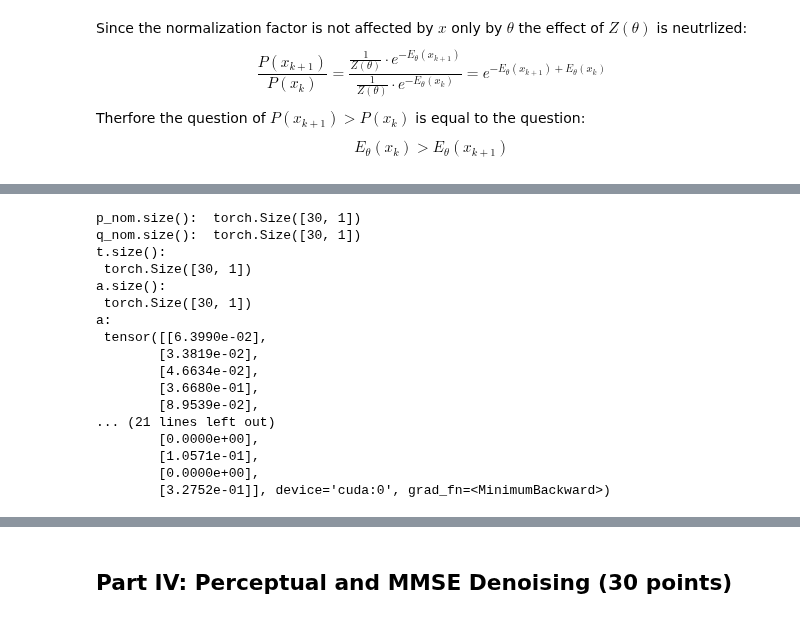
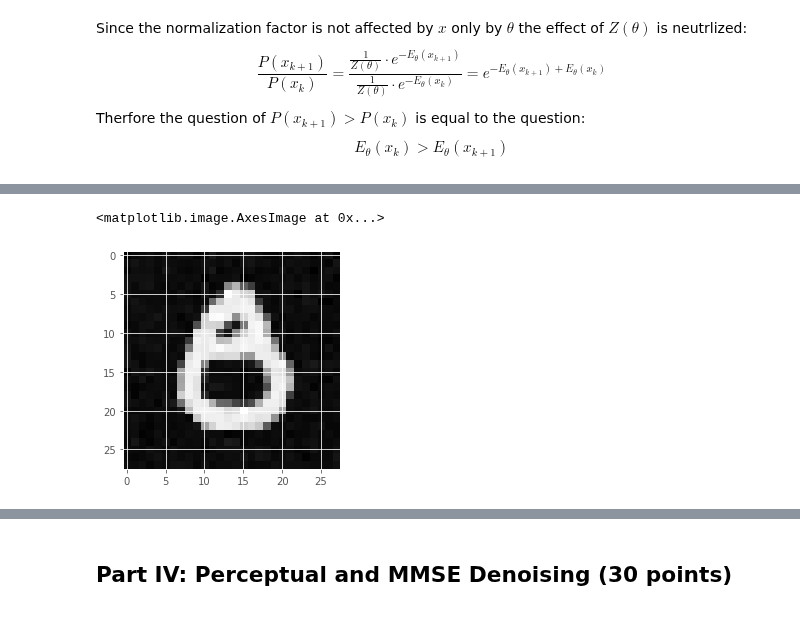
Before and after one commit to Hannibal96/Statistical-Methods-in-Image-Processing-EE-048954, a Jupyter notebook: HW2_Spring2022_Langevin_Dynamics_and_EBMs.ipynb, the cells around one changed output, grey strips where cells are left out. Saved outputs shown, nothing was run; the diff lists cells and outputs as text; code cells hidden in the pictures.

```diff
--- a/HW2_Spring2022_Langevin_Dynamics_and_EBMs.ipynb
+++ b/HW2_Spring2022_Langevin_Dynamics_and_EBMs.ipynb
@@ -588,50 +437,0 @@ def get_log_q(x_tag, x, x_energy_grad, epsilon):
-# %%
-n_imgs = 30
-
-first_imgs = torch.rand((n_imgs, 1, 28, 28), device=device)
-first_imgs.requires_grad_(True)
-
-# curr_imgs = imgs_ret2.clone() #torch.rand((n_imgs, 1, 28, 28), device=device)
-# curr_imgs.requires_grad_(True)
-
-imgs.requires_grad_(True)
-prev_img = mnist_langevin(imgs=first_imgs, K=100, factored_epsilon=2/256)
-prev_img.requires_grad_(True)
-
-imgs.requires_grad_(True)
-curr_imgs = mnist_langevin(imgs=prev_img, K=1, factored_epsilon=2/256)
-curr_imgs.requires_grad_(True)
-
-prev_energy = ebm(prev_img)
-# print("prev_energy: ", prev_energy)
-curr_energy = ebm(curr_imgs)
-# print("-curr_energy+prev_energ: \n", (-curr_energy+prev_energy))
-
-prev_grad = torch.autograd.grad(prev_energy.sum(), prev_img)[0]
-curr_grad = torch.autograd.grad(curr_energy.sum(), curr_imgs)[0]
-
-a = get_alpha_super_new(prev_energy=prev_energy, curr_energy=curr_energy,
-          prev_x=prev_img, curr_x=curr_imgs,
-          prev_energy_grad=prev_grad, curr_energy_grad=curr_grad,
-          epsilon=0.5*(1/256)**2)
-print("a.size(): \n", a.size())
-
-print("a: \n", a)
-# %% [output]
-p_nom.size():  torch.Size([30, 1])
-q_nom.size():  torch.Size([30, 1])
-t.size():
- torch.Size([30, 1])
-a.size():
- torch.Size([30, 1])
-a:
- tensor([[6.3990e-02],
-        [3.3819e-02],
-        [4.6634e-02],
-        [3.6680e-01],
-        [8.9539e-02],
-... (21 lines left out)
-        [0.0000e+00],
-        [1.0571e-01],
-        [0.0000e+00],
-        [3.2752e-01]], device='cuda:0', grad_fn=<MinimumBackward>)
@@ -641,2 +438,8 @@ r
+# %%
+idx = np.random.choice(30)
+plt.imshow(to_np(imgs_ret3[idx][0]), cmap='gray')
+# %% [output]
+<matplotlib.image.AxesImage at 0x...>
+[figure, added]
 # %% [markdown]
 <img src="https://img.icons8.com/offices/80/000000/making-notes.png" style="height:30px;display:inline\">**<span style="color:red">Task 9</span>**. Apply the MALA algorithm for $K=2000$ iterations, with $\sqrt{2\varepsilon}=\frac{3}{256}$. Present the final samples and discuss the results.
```
Also changed, not shown: parts of 27 cells of this notebook.
